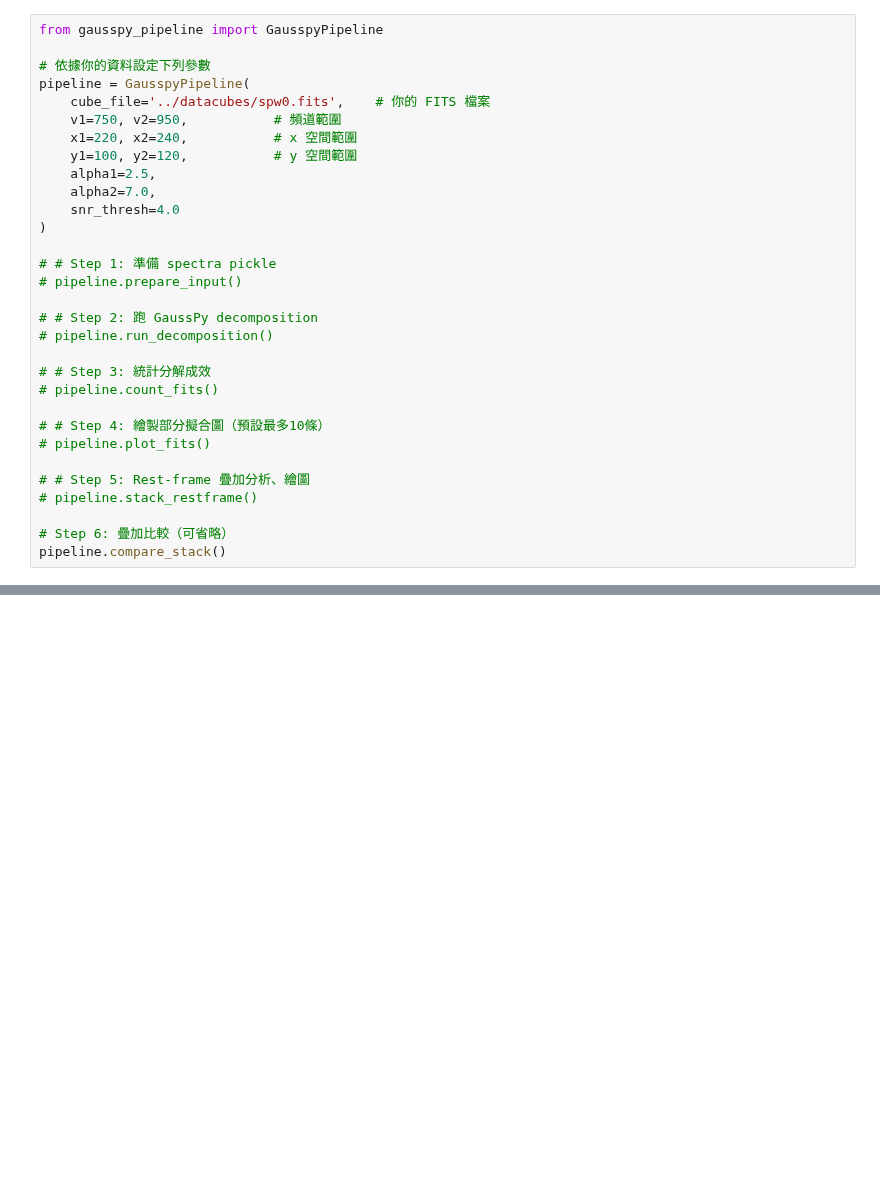
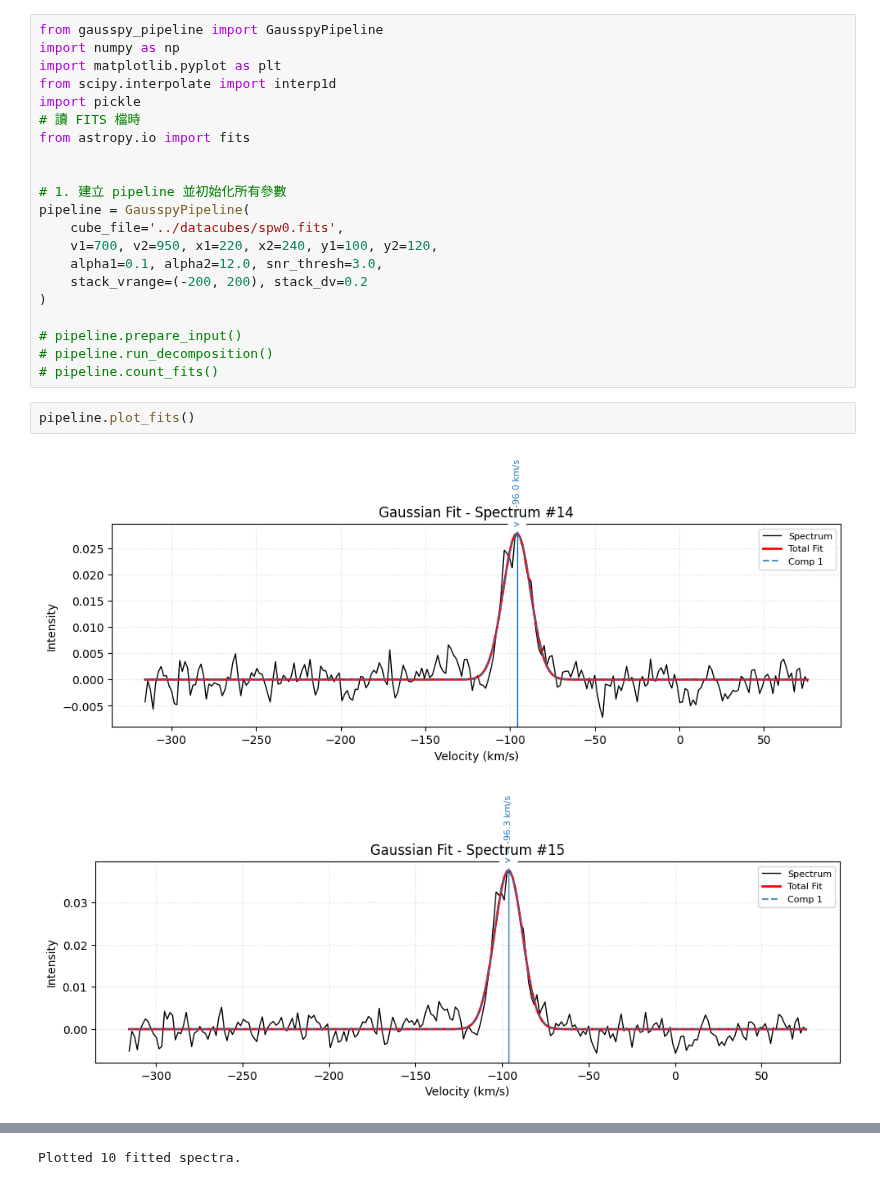
Before and after one commit to SaturnZC/ALMA_project, a Jupyter notebook: stack_spectrum/gausspy_test.ipynb, the cells around one changed output, grey strips where cells are left out. Drawn from its saved outputs; the diff is of its cells as text; blank space fills up the shorter version.

Commit message:
update gausspy pipeline

```diff
--- a/stack_spectrum/gausspy_test.ipynb
+++ b/stack_spectrum/gausspy_test.ipynb
@@ -539,31 +1,26 @@ compare_stack_with_without_shift(
-# %%
-from gausspy_pipeline import GausspyPipeline
-
-# 依據你的資料設定下列參數
-pipeline = GausspyPipeline(
-    cube_file='../datacubes/spw0.fits',    # 你的 FITS 檔案
-    v1=750, v2=950,           # 頻道範圍
-    x1=220, x2=240,           # x 空間範圍
-    y1=100, y2=120,           # y 空間範圍
-    alpha1=2.5,
-    alpha2=7.0,
-    snr_thresh=4.0
-)
-
-# # Step 1: 準備 spectra pickle
-# pipeline.prepare_input()
-
-# # Step 2: 跑 GaussPy decomposition
-# pipeline.run_decomposition()
-
-# # Step 3: 統計分解成效
-# pipeline.count_fits()
-
-# # Step 4: 繪製部分擬合圖（預設最多10條）
-# pipeline.plot_fits()
-
-# # Step 5: Rest-frame 疊加分析、繪圖
-# pipeline.stack_restframe()
-
-# Step 6: 疊加比較（可省略）
-pipeline.compare_stack()
+# %%
+from gausspy_pipeline import GausspyPipeline
+import numpy as np
+import matplotlib.pyplot as plt
+from scipy.interpolate import interp1d
+import pickle
+# 讀 FITS 檔時
+from astropy.io import fits
+
+
+# 1. 建立 pipeline 並初始化所有參數
+pipeline = GausspyPipeline(
+    cube_file='../datacubes/spw0.fits',
+    v1=700, v2=950, x1=220, x2=240, y1=100, y2=120,
+    alpha1=0.1, alpha2=12.0, snr_thresh=3.0,
+    stack_vrange=(-200, 200), stack_dv=0.2
+)
+
+# pipeline.prepare_input()
+# pipeline.run_decomposition()
+# pipeline.count_fits()
+# %%
+pipeline.plot_fits()
+# %% [output]
+[figure, added]
+[figure, added]
@@ -569,0 +35 @@ pipeline.compare_stack()
+Plotted 10 fitted spectra.
```
Also changed, not shown: parts of 16 cells of this notebook, 5 other files.
